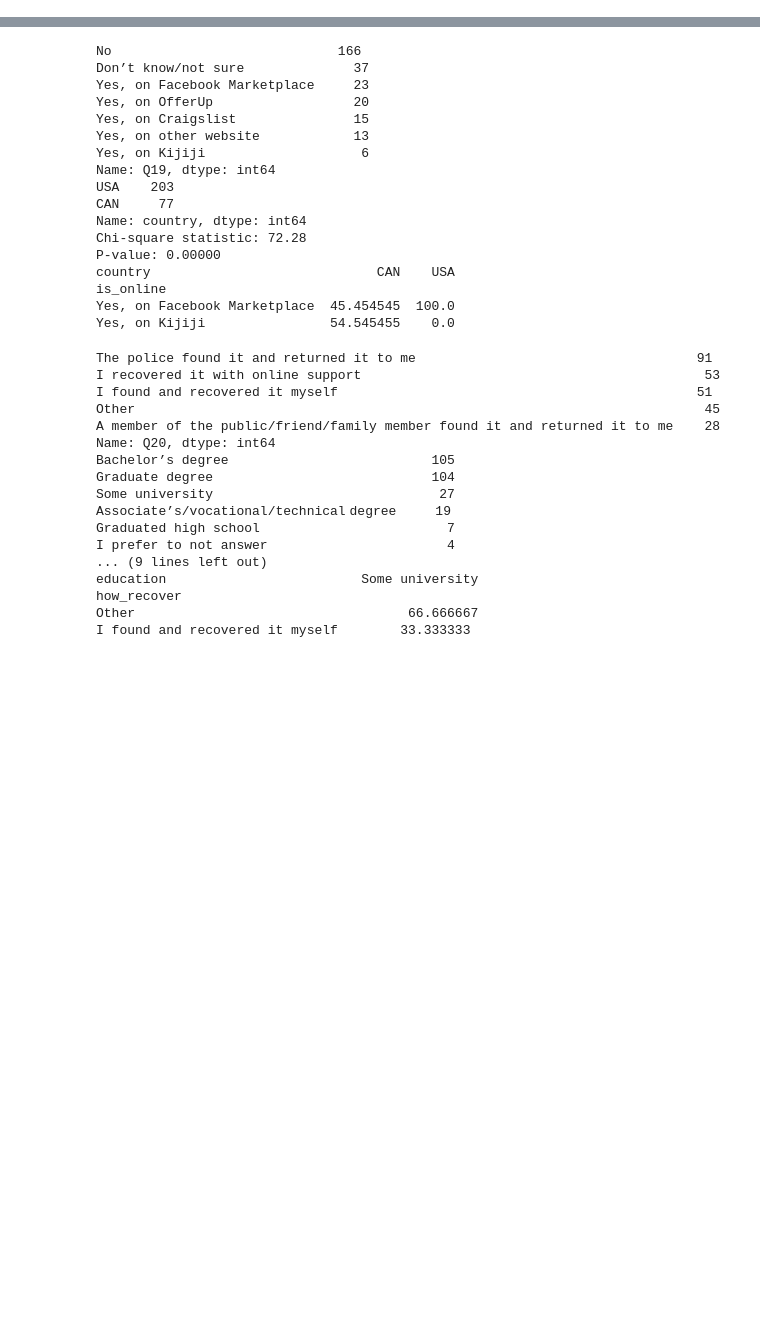
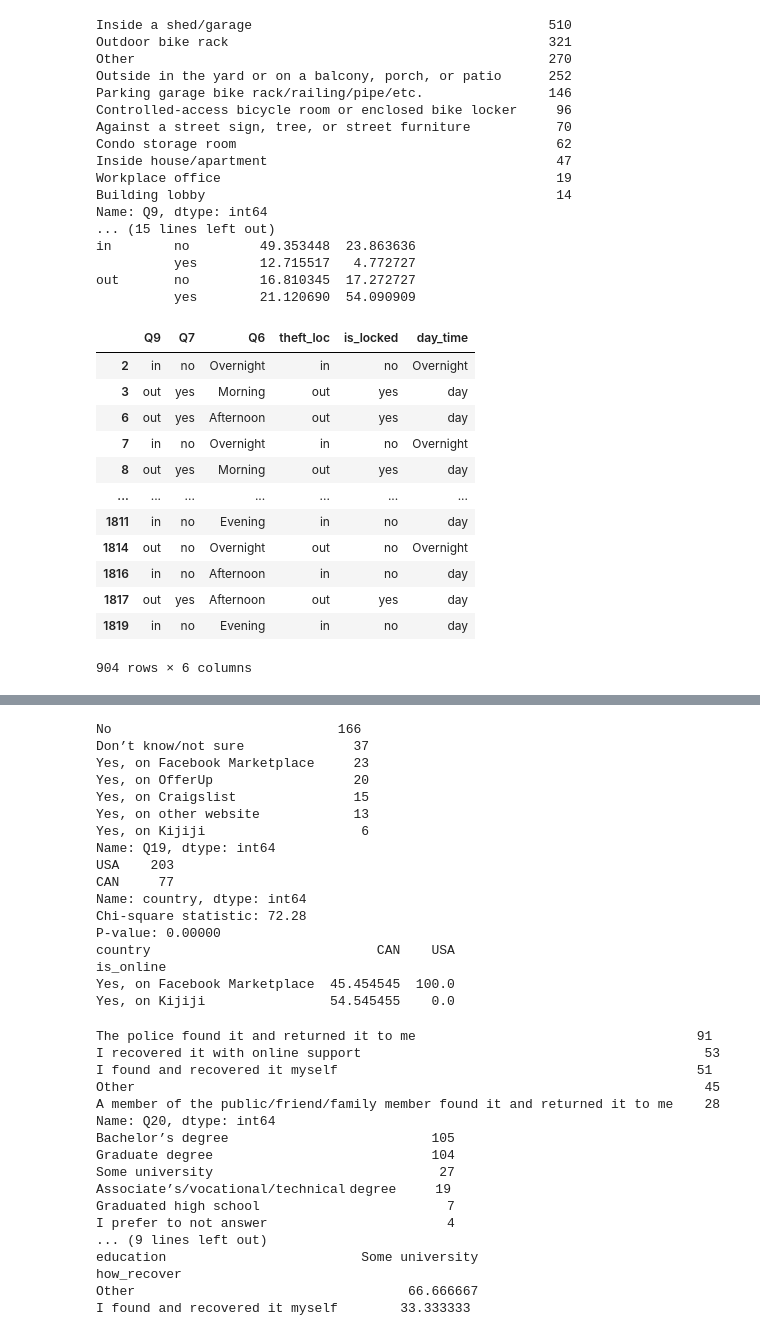
Before and after one commit to achic19/Biketheft, a Jupyter notebook: python/notebooks/clean notebooks/chi_square_test.ipynb, the cells around one changed output, grey strips where cells are left out. Saved outputs shown, nothing was run; the diff lists cells and outputs as text; code cells hidden in the pictures; blank space fills up the shorter version.

```diff
--- a/python/notebooks/clean notebooks/chi_square_test.ipynb
+++ b/python/notebooks/clean notebooks/chi_square_test.ipynb
@@ -36,6 +37,6 @@ from IPython.display import display_html
 questions ={'Q2':'part','Q6':'day_time','Q7':'is_locked','Q8':'locked_type','Q9':'theft_loc','Q10':'is_registered','Q11':'where_rep','Q12':'is_insured','Q13':'value_approx','Q14':'is_electric','Q15':'bicycle_type','Q17':'is_univ','Q18':'is_recover','Q19':'is_online','Q20':'how_recover','Q21':'is_police','Q23':'recovery_loc','Q24':'rec_cond','Q25':'is_replaced', 'Q26_new':'days_to_bikes', 'Q28':'seasons', 'Q29':'purpose', 'Q30':'mode_alt', 'Q31':'post_act','Q32':'why_less','age_groups': 'age', 'Q35': 'gender', 'Q36': 'income','Q37':'numb_bikes ', 'Q38': 'education', 'Q39': 'ethnic_origin','country':'country','city':'city'}
 # %%
 
-data = pd.read_csv(f'{project_folder}/new_data/new_data_2.csv')
+data = pd.read_csv(f'{project_folder}/data/process/new_data/new_data_2.csv')
 data.columns
 # %% [output]
@@ -77,17 +100,20 @@ def calculate_chi_cross_tab(two_var_tables,var1,var2):
 # %%
-def prep_for_chi(only_rel_f):
+def prep_for_chi(only_rel_f,grp:dict):
     r"""
     this function store and set the data so only the relevant data will be used to calculate chi -square
     :param only_rel_f:
     :return:
     """
     # working only with information stored in list in @rel_data for a specific col
-    if rel_data[1]:
-        only_rel_f= only_rel_f[only_rel_f[rel_data[0][0]].isin(rel_data[1])] if rel_data[0][1] else only_rel_f[~only_rel_f[rel_data[0][0]].isin(rel_data[1])]
-    if rel_data[3]:
-        only_rel_f= only_rel_f[only_rel_f[rel_data[2][0]].isin(rel_data[3])] if rel_data[2][1] else only_rel_f[~only_rel_f[rel_data[2][0]].isin(rel_data[3])]
+    for i in range(1,len(rel_data),2):
+        if rel_data[i]:
+            only_rel_f= only_rel_f[only_rel_f[rel_data[i-1][0]].isin(rel_data[i])] if rel_data[i-1][1] else only_rel_f[~only_rel_f[rel_data[i-1][0]].isin(rel_data[i])]
+    # group data
+    for q_temp in grp.keys():
+        grp_inf = grp[q_temp]
+        only_rel_f[q_temp] = only_rel_f[q_temp].apply(lambda x:grp_inf[0] if x in grp_inf[1] else grp_inf[2])
 
-    calculate_chi_cross_tab(only_rel_f,var0,var1)
+    calculate_chi_cross_tab(only_rel_f)
 # %%
 def explore_date(is_count_f,cross_tab= False):
     r"""
@@ -108,0 +189,53 @@ def explore_date(is_count_f,cross_tab= False):
+# %%
+# location, time and  is_locked
+# Parameters
+q_0 = 'Q9'
+q_1 = 'Q7'
+q_2 = 'Q6'
+cols_name = [q_0,q_1,q_2]
+calc_chi =True
+is_count_loc= []
+
+only_rel =explore_date(is_count_loc,False)
+# Parameter for chi-squared
+# The second argument in the nested tuple determine if the data in the following list is the filtered or the selected one
+rel_data = ((q_0,True),['Inside a shed/garage','Outdoor bike rack','Outside in the yard or on a balcony, porch, or patio'],(q_1,False),['Don’t know/not sure'],(q_2,False),['Don’t know/not sure'])
+# Used this parameter if you want to aggregate  your questions' data into smaller groups {question:(group1,[responses relate to group 1], group2)}
+grp_data = {q_0:('out',['Outdoor bike rack','Outside in the yard or on a balcony, porch, or patio'],'in'),q_1:('yes',['Yes, frame locked to a fixed structure','Yes, frame locked to a fixed structure'],'no')}
+var0 = {'q':q_0,'var':questions[q_0],'group':['out'],'group2': 'in'}
+var1 = {'q':q_1,'var':questions[q_1],'group':['yes'],'group2':'no'}
+var2 = {'q':q_2,'var':questions[q_2],'group':['Overnight'],'group2':'day'}
+my_vars= [var0,var1,var2]
+if calc_chi:
+    new_data = prep_for_chi(only_rel,grp_data)
+# %% [output]
+Inside a shed/garage                                      510
+Outdoor bike rack                                         321
+Other                                                     270
+Outside in the yard or on a balcony, porch, or patio      252
+Parking garage bike rack/railing/pipe/etc.                146
+Controlled-access bicycle room or enclosed bike locker     96
+Against a street sign, tree, or street furniture           70
+Condo storage room                                         62
+Inside house/apartment                                     47
+Workplace office                                           19
+Building lobby                                             14
+Name: Q9, dtype: int64
+... (15 lines left out)
+in        no         49.353448  23.863636
+          yes        12.715517   4.772727
+out       no         16.810345  17.272727
+          yes        21.120690  54.090909
+|  | Q9 | Q7 | Q6 | theft_loc | is_locked | day_time |
+| 2 | in | no | Overnight | in | no | Overnight |
+| 3 | out | yes | Morning | out | yes | day |
+| 6 | out | yes | Afternoon | out | yes | day |
+| 7 | in | no | Overnight | in | no | Overnight |
+| 8 | out | yes | Morning | out | yes | day |
+| ... | ... | ... | ... | ... | ... | ... |
+| 1811 | in | no | Evening | in | no | day |
+| 1814 | out | no | Overnight | out | no | Overnight |
+| 1816 | in | no | Afternoon | in | no | day |
+| 1817 | out | yes | Afternoon | out | yes | day |
+| 1819 | in | no | Evening | in | no | day |
+904 rows × 6 columns
```
Also changed, not shown: parts of 11 cells of this notebook, 2 other files.
